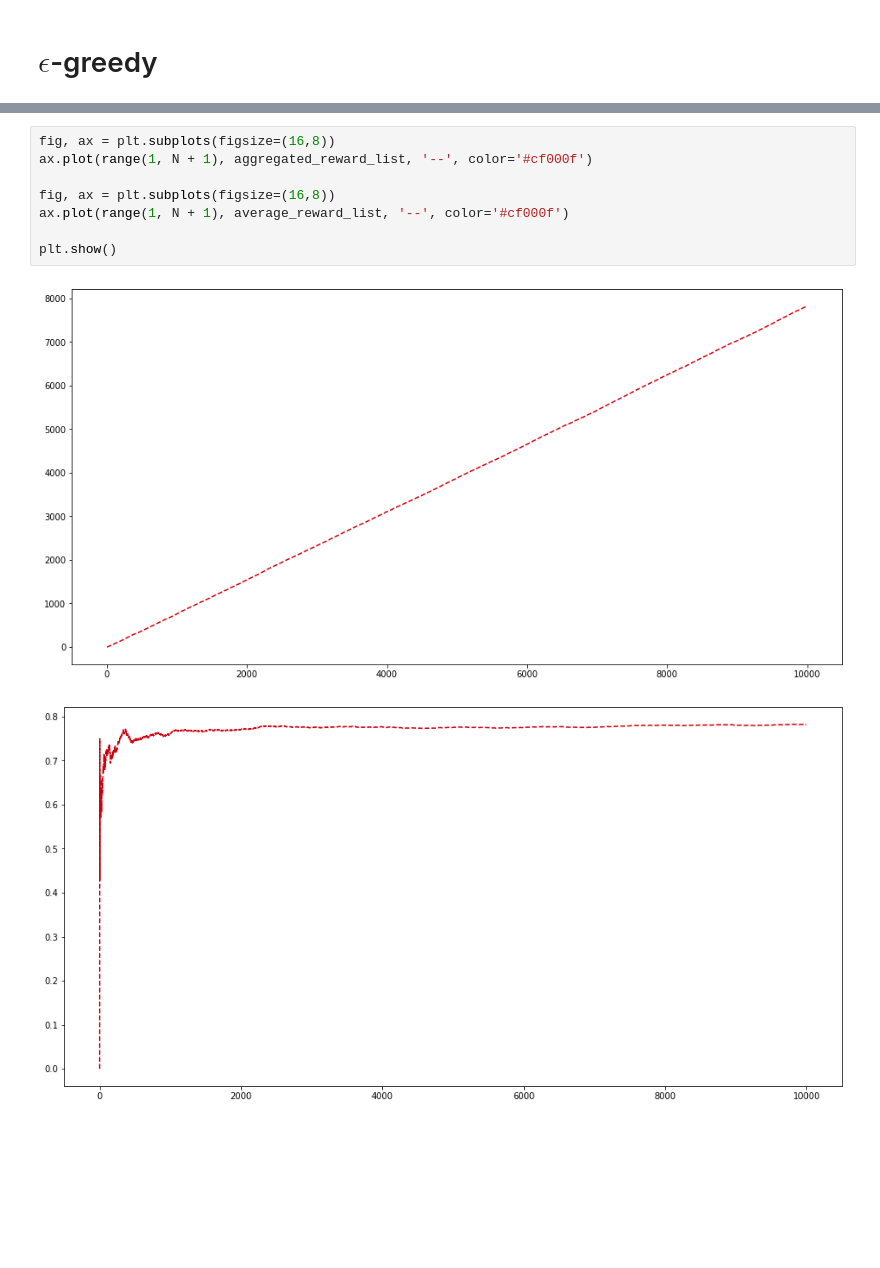
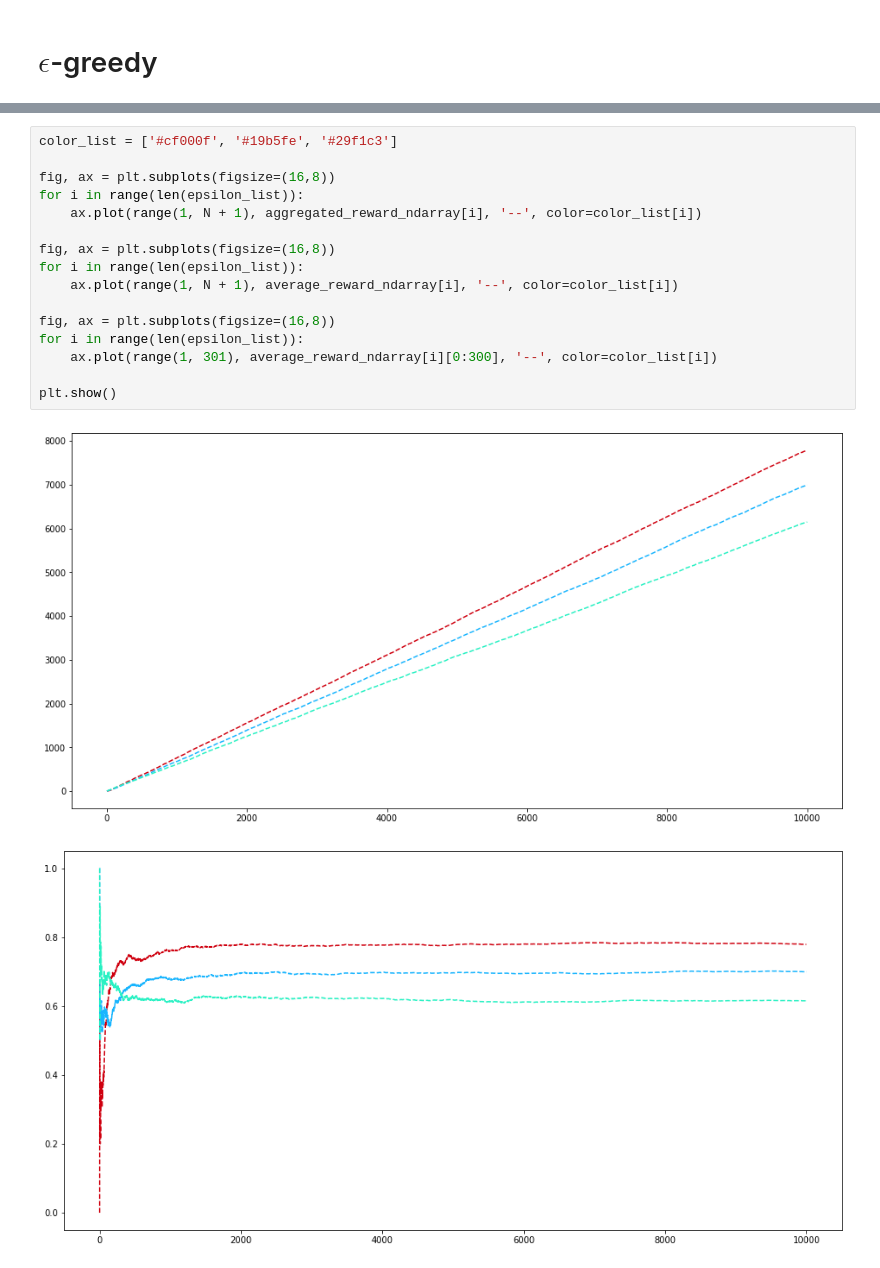
Before and after one commit to WinDerek/awesome-multi-armed-bandit, a Jupyter notebook: bandit_project/three_armed_bandit.ipynb, the cells around one changed output, grey strips where cells are left out. Drawn from its saved outputs; the diff is of its cells as text; blank space fills up the shorter version.

Commit message:
Adds three cases for epsilon-greedy algorithm.

```diff
--- a/bandit_project/three_armed_bandit.ipynb
+++ b/bandit_project/three_armed_bandit.ipynb
@@ -69,11 +81,19 @@ for t in range(1, N + 1):
-# %%
-fig, ax = plt.subplots(figsize=(16,8))
-ax.plot(range(1, N + 1), aggregated_reward_list, '--', color='#cf000f')
-
-fig, ax = plt.subplots(figsize=(16,8))
-ax.plot(range(1, N + 1), average_reward_list, '--', color='#cf000f')
-
-plt.show()
-# %% [output]
-[figure, removed]
-[figure, removed]
+# %%
+color_list = ['#cf000f', '#19b5fe', '#29f1c3']
+
+fig, ax = plt.subplots(figsize=(16,8))
+for i in range(len(epsilon_list)):
+    ax.plot(range(1, N + 1), aggregated_reward_ndarray[i], '--', color=color_list[i])
+
+fig, ax = plt.subplots(figsize=(16,8))
+for i in range(len(epsilon_list)):
+    ax.plot(range(1, N + 1), average_reward_ndarray[i], '--', color=color_list[i])
+
+fig, ax = plt.subplots(figsize=(16,8))
+for i in range(len(epsilon_list)):
+    ax.plot(range(1, 301), average_reward_ndarray[i][0:300], '--', color=color_list[i])
+
+plt.show()
+# %% [output]
+[figure, added]
+[figure, added]
```
Also changed, not shown: parts of 3 cells of this notebook.
